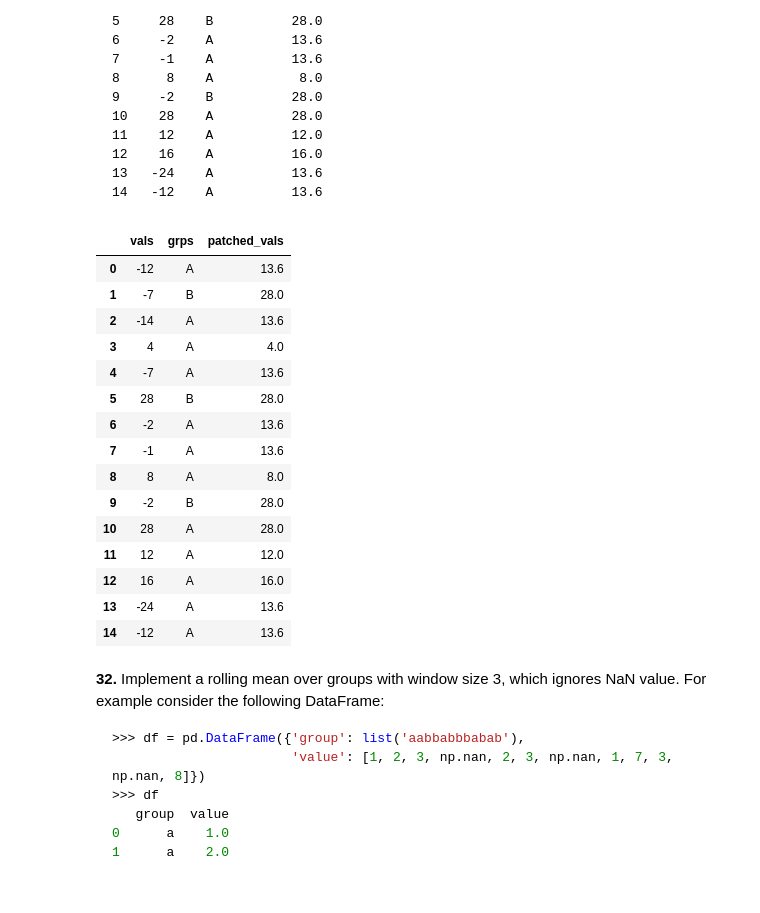
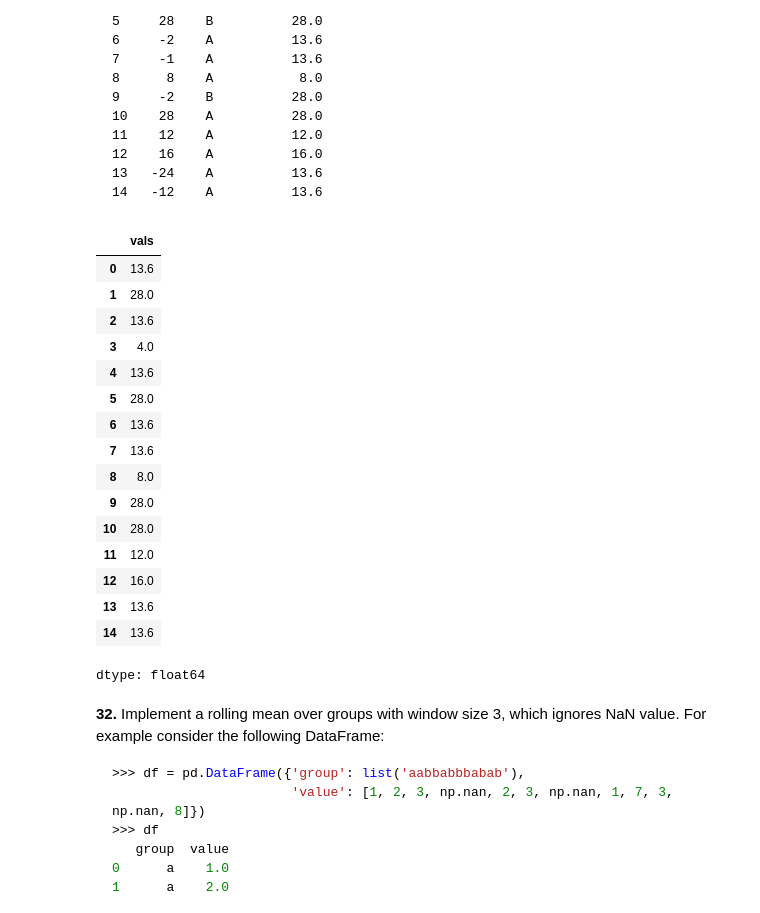
Before and after one commit to j2356681836-stack/colab-notebooks, a Jupyter notebook: 100-pandas-puzzles-solution.ipynb, the cells around one changed output. Cells and saved outputs as stored; diff of their text form; code cells hidden in the pictures.

```diff
--- a/100-pandas-puzzles-solution.ipynb
+++ b/100-pandas-puzzles-solution.ipynb
@@ -311,31 +604,31 @@ Create a new column 'patched_values' which contains the same values as the 'vals
 # %%
 df = pd.DataFrame({"vals": np.random.RandomState(31).randint(-30, 30, size=15),
                    "grps": np.random.RandomState(31).choice(["A", "B"], 15)})
 
 def replace(group):
   mask = group < 0
   group[mask] = group[~mask].mean()
   return group
 
-df['patched_vals'] = df.groupby('grps')['vals'].transform(replace)
-df
+df.groupby('grps')['vals'].transform(replace)
 # %% [output]
-|  | vals | grps | patched_vals |
-| 0 | -12 | A | 13.6 |
-| 1 | -7 | B | 28.0 |
-| 2 | -14 | A | 13.6 |
-| 3 | 4 | A | 4.0 |
-| 4 | -7 | A | 13.6 |
-| 5 | 28 | B | 28.0 |
-| 6 | -2 | A | 13.6 |
-| 7 | -1 | A | 13.6 |
-| 8 | 8 | A | 8.0 |
-| 9 | -2 | B | 28.0 |
-| 10 | 28 | A | 28.0 |
-| 11 | 12 | A | 12.0 |
-| 12 | 16 | A | 16.0 |
-| 13 | -24 | A | 13.6 |
-| 14 | -12 | A | 13.6 |
+|  | vals |
+| 0 | 13.6 |
+| 1 | 28.0 |
+| 2 | 13.6 |
+| 3 | 4.0 |
+| 4 | 13.6 |
+| 5 | 28.0 |
+| 6 | 13.6 |
+| 7 | 13.6 |
+| 8 | 8.0 |
+| 9 | 28.0 |
+| 10 | 28.0 |
+| 11 | 12.0 |
+| 12 | 16.0 |
+| 13 | 13.6 |
+| 14 | 13.6 |
+dtype: float64
 # %% [markdown]
 **32.** Implement a rolling mean over groups with window size 3, which ignores NaN value. For example consider the following DataFrame:
 
```
Also changed, not shown: parts of 51 cells of this notebook.
